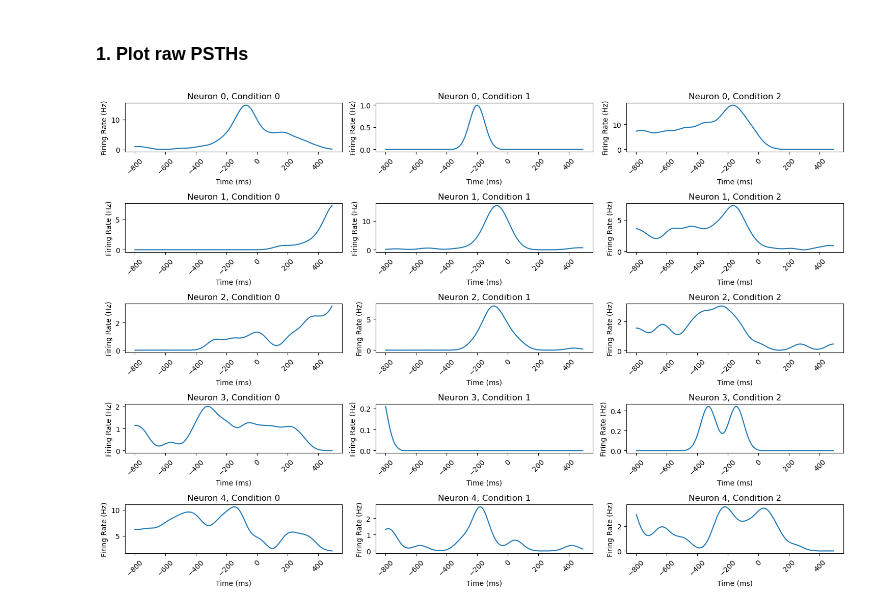
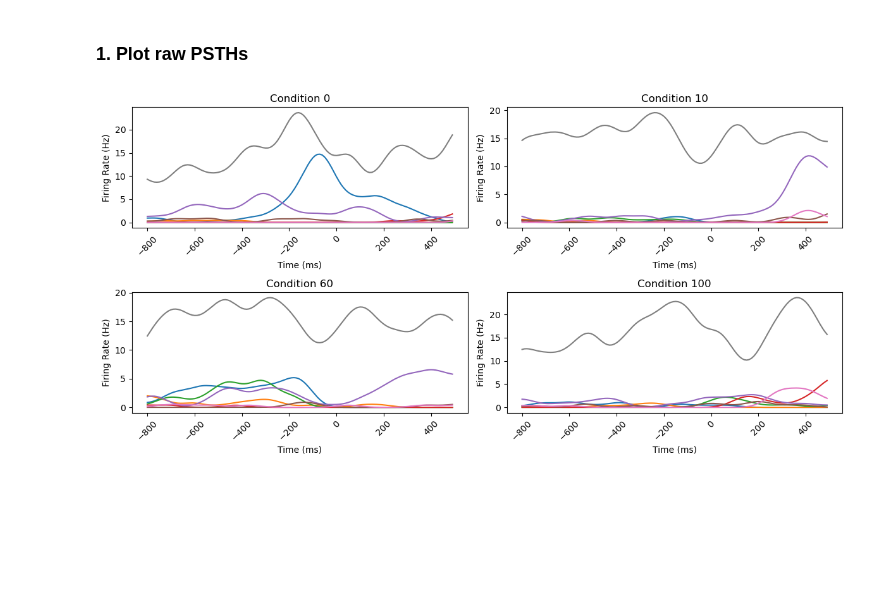
Before and after one commit to derek1909/4G10-Coursework-1, a Jupyter notebook: cw1.ipynb, the cells around one changed output. Cells and saved outputs as stored; diff of their text form; code cells hidden in the pictures; blank space fills up the shorter version.

```diff
--- a/cw1.ipynb
+++ b/cw1.ipynb
@@ -10,24 +48,26 @@ times = data['times']  # 1D array with time points
 # %%
 import numpy as np
 import matplotlib.pyplot as plt
 
 # Parameters
-sample_neurons = [0, 1, 2, 3, 4]  # Indices of representative neurons
-sample_conditions = [0, 1, 2]     # Indices of a few conditions
+sample_neurons = [0, 10, 20, 30, 40, 50, 80, 150]  # Indices of representative neurons
+sample_conditions = [0, 10, 60, 100]     # Indices of a few conditions
 
 # Plotting PSTHs for the selected neurons and conditions
-plt.figure(figsize=(15, 10))
+plt.figure(figsize=(12, 6))
 
-for i, neuron in enumerate(sample_neurons):
-    for j, condition in enumerate(sample_conditions):
-        plt.subplot(len(sample_neurons), len(sample_conditions), i * len(sample_conditions) + j + 1)
+
+for j, condition in enumerate(sample_conditions):
+    plt.subplot(2, 2, j + 1)
+    for i, neuron in enumerate(sample_neurons):
         plt.plot(times, X[neuron, condition, :])
-        plt.xlabel("Time (ms)")
-        plt.ylabel("Firing Rate (Hz)")
-        plt.title(f"Neuron {neuron}, Condition {condition}")
-        plt.xticks(rotation=45)
+
+    plt.xlabel("Time (ms)")
+    plt.ylabel("Firing Rate (Hz)")
+    plt.title(f"Condition {condition}")
+    plt.xticks(rotation=45)
 
 plt.tight_layout()
 plt.show()
 # %% [output]
-[figure, old version]
+[figure, new version]
```
Also changed, not shown: parts of 15 cells of this notebook, 2 other files.
